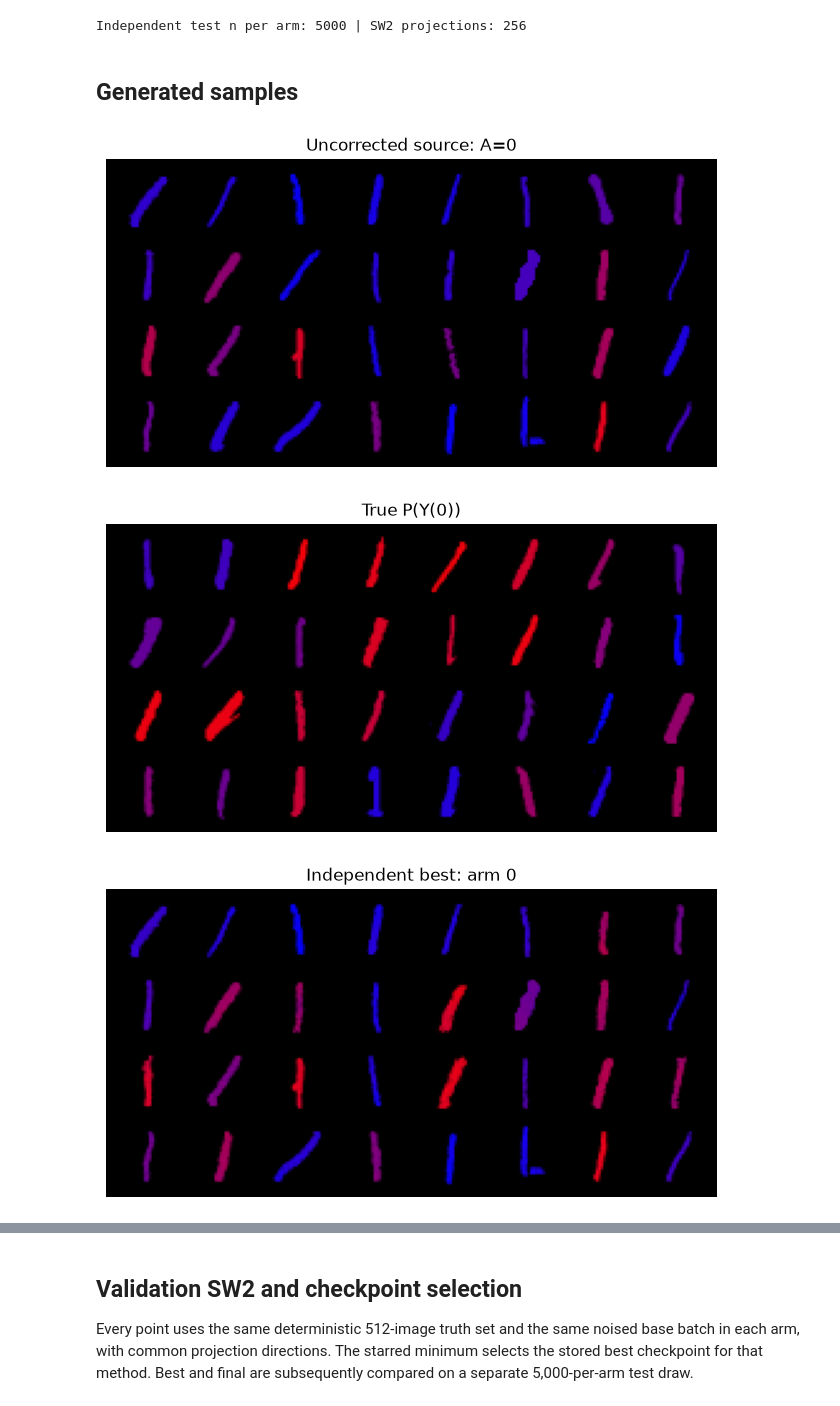
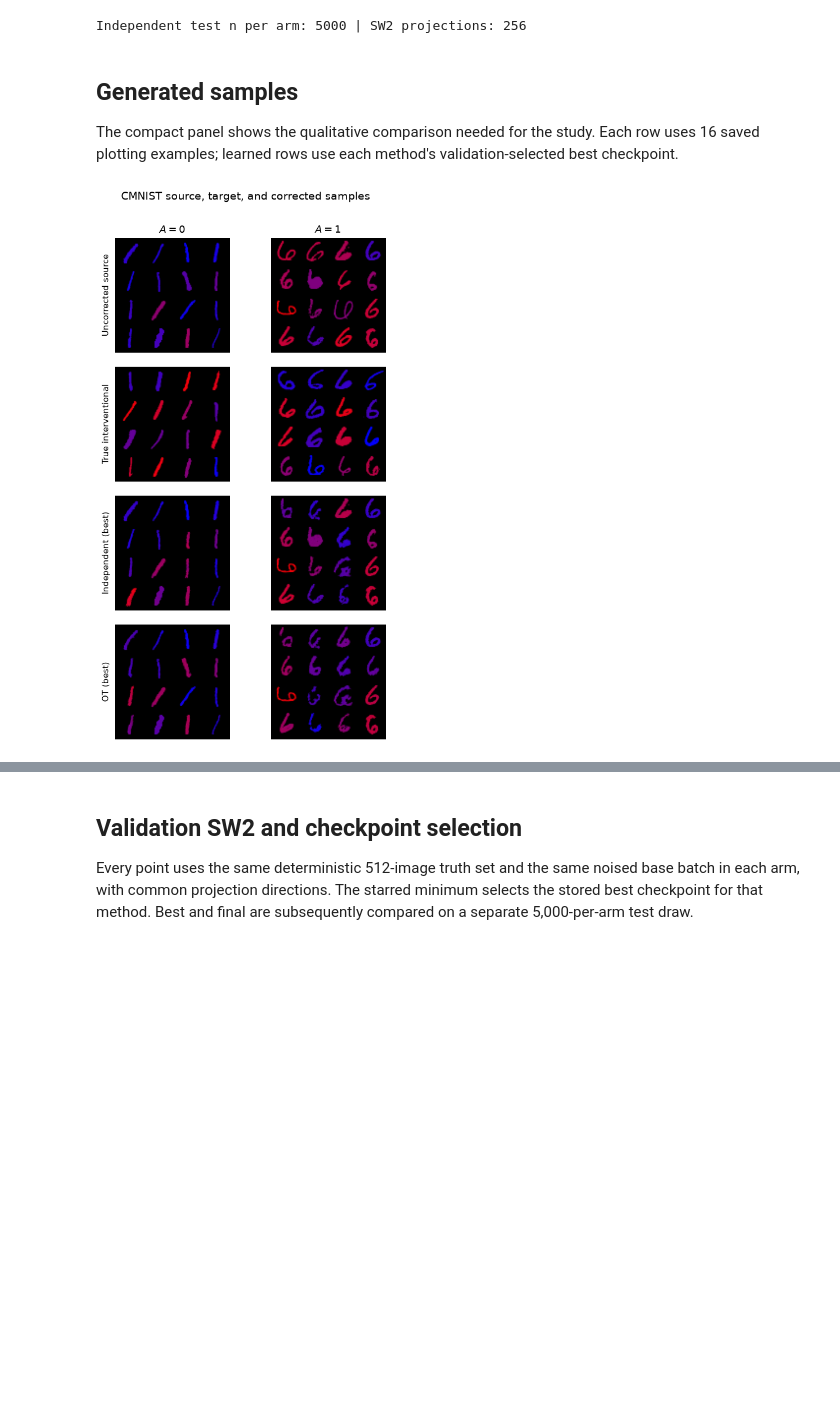
Before and after one commit to HWDance/DeconfoundingFlowMatching, a Jupyter notebook: examples/cmnist/demo_offline.ipynb, the cells around one changed output, grey strips where cells are left out. Cells and saved outputs as stored; diff of their text form; code cells hidden in the pictures; blank space fills up the shorter version.

Commit message:
cmnist: streamline study notebooks

```diff
--- a/examples/cmnist/demo_offline.ipynb
+++ b/examples/cmnist/demo_offline.ipynb
@@ -84,33 +80,39 @@ print(
 Independent test n per arm: 5000 | SW2 projections: 256
 # %% [markdown]
 ## Generated samples
+
+The compact panel shows the qualitative comparison needed for the study. Each row uses 16 saved plotting examples; learned rows use each method's validation-selected best checkpoint.
 # %%
 samples = bundle["samples"]
 
-def show_grid(images, title, n=32, nrow=8):
-    grid = make_grid(images[:n].clamp(0, 1), nrow=nrow).permute(1, 2, 0).cpu()
-    plt.figure(figsize=(8, 4))
-    plt.imshow(grid)
-    plt.title(title)
-    plt.axis("off")
-    plt.show()
+sample_rows = (
+    ("Uncorrected source", "observed"),
+    ("True interventional", "true"),
+    ("Independent (best)", "decfm_best"),
+    ("OT (best)", "ot_best"),
+)
 
-for key, title in (
-    ("observed_a0", "Uncorrected source: A=0"),
-    ("true_a0", "True P(Y(0))"),
-    ("decfm_best_a0", "Independent best: arm 0"),
-    ("decfm_a0", "Independent final: arm 0"),
-    ("ot_best_a0", "OT best: arm 0"),
-    ("ot_a0", "OT final: arm 0"),
-    ("observed_a1", "Uncorrected source: A=1"),
-    ("true_a1", "True P(Y(1))"),
-    ("decfm_best_a1", "Independent best: arm 1"),
-    ("decfm_a1", "Independent final: arm 1"),
-    ("ot_best_a1", "OT best: arm 1"),
-    ("ot_a1", "OT final: arm 1"),
-):
-    show_grid(samples[key], title)
+fig, axes = plt.subplots(len(sample_rows), 2, figsize=(7, 11))
+for row, (label, key_prefix) in enumerate(sample_rows):
+    for arm, ax in enumerate(axes[row]):
+        images = samples[f"{key_prefix}_a{arm}"][:16].clamp(0, 1)
+        grid = make_grid(images, nrow=4, padding=1).permute(1, 2, 0).cpu()
+        ax.imshow(grid)
+        ax.axis("off")
+        if row == 0:
+            ax.set_title(f"$A={arm}$", fontsize=13)
+    axes[row, 0].text(
+        -0.08,
+        0.5,
+        label,
+        rotation=90,
+        va="center",
+        ha="center",
+        transform=axes[row, 0].transAxes,
+        fontsize=11,
+    )
+fig.suptitle("CMNIST source, target, and corrected samples", fontsize=14, y=0.995)
+plt.subplots_adjust(top=0.92, wspace=0.04, hspace=0.12)
+plt.show()
 # %% [output]
-[figure, old version]
+[figure, new version]
-[figure, removed]
-[figure, removed]
```
Also changed, not shown: parts of 10 cells of this notebook, 1 other file.
